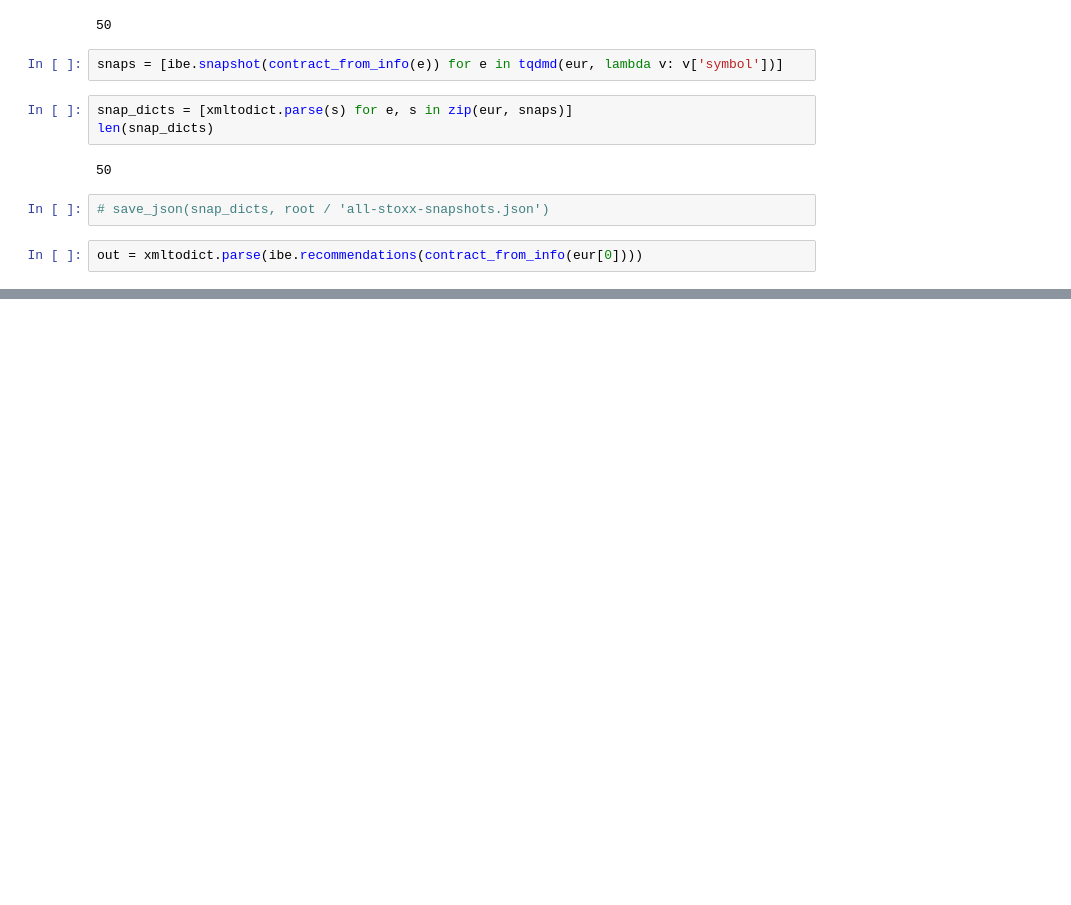
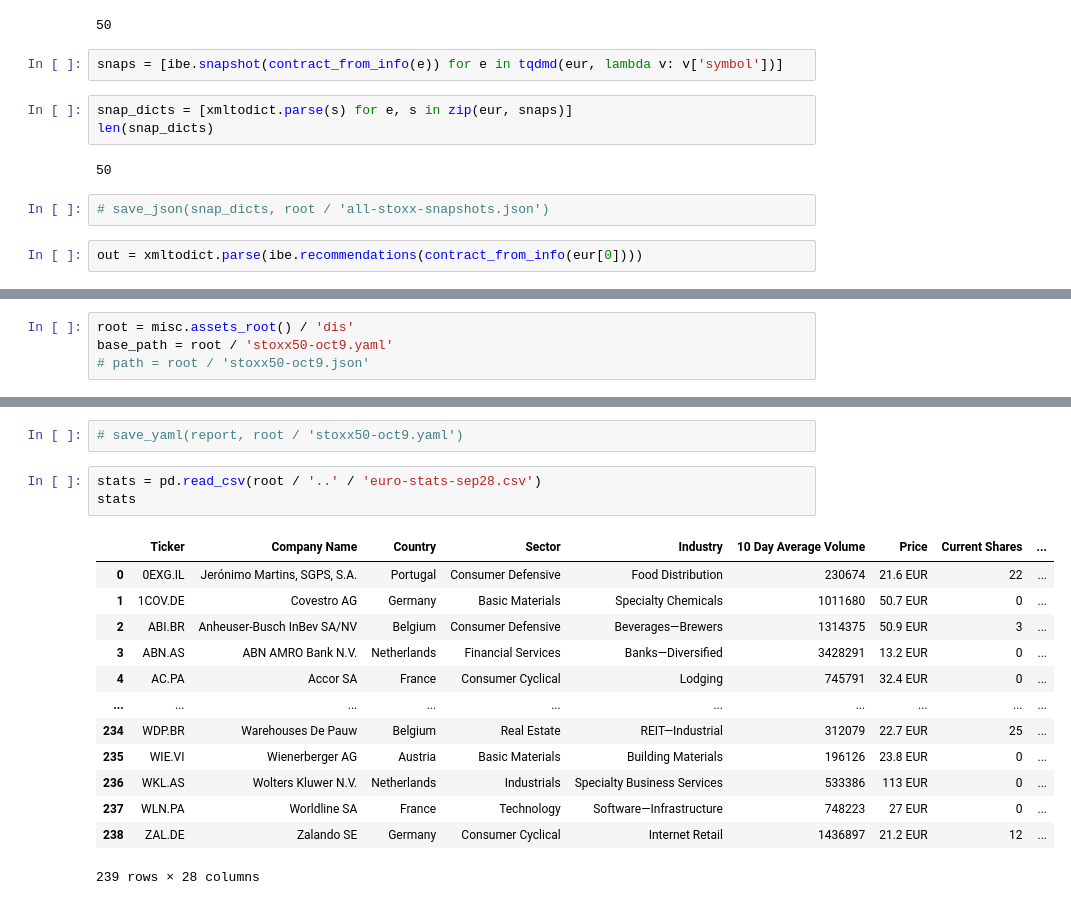
Before and after one commit to felixludos/stox, a Jupyter notebook: notebooks/scratch2023.ipynb, the cells around one changed output, grey strips where cells are left out. Cells and saved outputs as stored; diff of their text form; blank space fills up the shorter version.

```diff
--- a/notebooks/scratch2023.ipynb
+++ b/notebooks/scratch2023.ipynb
@@ -76,0 +82,4 @@ out = xmltodict.parse(ibe.recommendations(contract_from_info(eur[0])))
+# %%
+root = misc.assets_root() / 'dis'
+base_path = root / 'stoxx50-oct9.yaml'
+# path = root / 'stoxx50-oct9.json'
@@ -76,0 +107,19 @@ out = xmltodict.parse(ibe.recommendations(contract_from_info(eur[0])))
+# %%
+# save_yaml(report, root / 'stoxx50-oct9.yaml')
+# %%
+stats = pd.read_csv(root / '..' / 'euro-stats-sep28.csv')
+stats
+# %% [output]
+|  | Ticker | Company Name | Country | Sector | Industry | 10 Day Average Volume | Price | Current Shares | ... |
+| 0 | 0EXG.IL | Jerónimo Martins, SGPS, S.A. | Portugal | Consumer Defensive | Food Distribution | 230674 | 21.6 EUR | 22 | ... |
+| 1 | 1COV.DE | Covestro AG | Germany | Basic Materials | Specialty Chemicals | 1011680 | 50.7 EUR | 0 | ... |
+| 2 | ABI.BR | Anheuser-Busch InBev SA/NV | Belgium | Consumer Defensive | Beverages—Brewers | 1314375 | 50.9 EUR | 3 | ... |
+| 3 | ABN.AS | ABN AMRO Bank N.V. | Netherlands | Financial Services | Banks—Diversified | 3428291 | 13.2 EUR | 0 | ... |
+| 4 | AC.PA | Accor SA | France | Consumer Cyclical | Lodging | 745791 | 32.4 EUR | 0 | ... |
+| ... | ... | ... | ... | ... | ... | ... | ... | ... | ... |
+| 234 | WDP.BR | Warehouses De Pauw | Belgium | Real Estate | REIT—Industrial | 312079 | 22.7 EUR | 25 | ... |
+| 235 | WIE.VI | Wienerberger AG | Austria | Basic Materials | Building Materials | 196126 | 23.8 EUR | 0 | ... |
+| 236 | WKL.AS | Wolters Kluwer N.V. | Netherlands | Industrials | Specialty Business Services | 533386 | 113 EUR | 0 | ... |
+| 237 | WLN.PA | Worldline SA | France | Technology | Software—Infrastructure | 748223 | 27 EUR | 0 | ... |
+| 238 | ZAL.DE | Zalando SE | Germany | Consumer Cyclical | Internet Retail | 1436897 | 21.2 EUR | 12 | ... |
+239 rows × 28 columns
```
Also changed, not shown: parts of 11 cells of this notebook, 11 other files.
